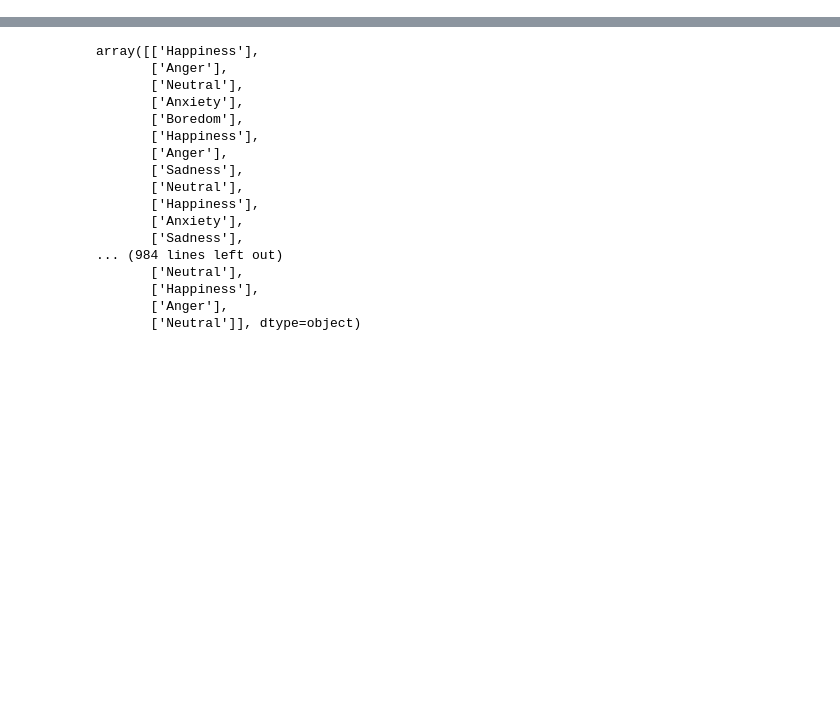
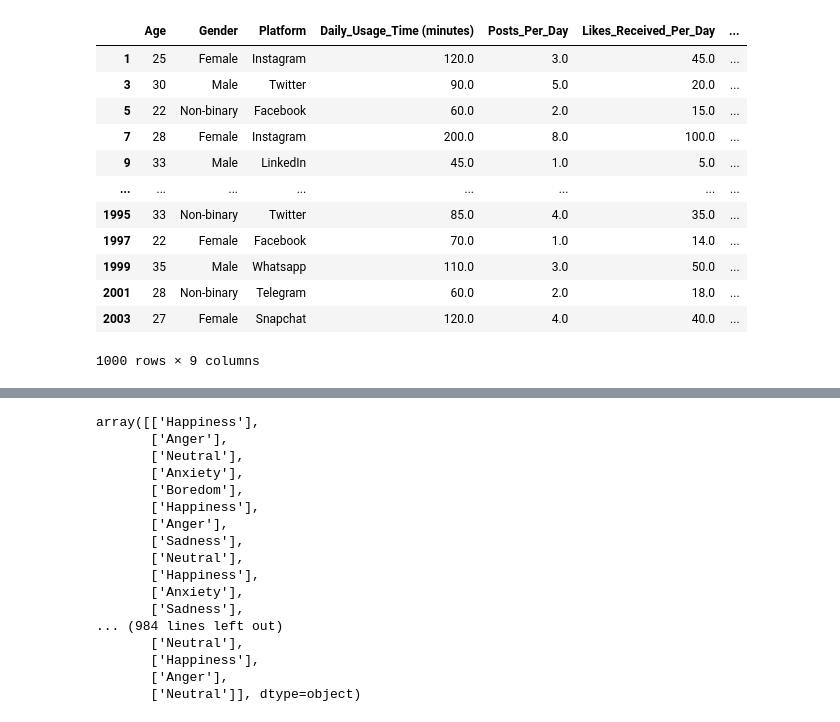
Before and after one commit to ShylaTatum/Project-2, a Jupyter notebook: Clean Social Media Wellbeing Data.ipynb, the cells around one changed output, grey strips where cells are left out. Drawn from its saved outputs; the diff is of its cells as text; code cells hidden in the pictures; blank space fills up the shorter version.

```diff
--- a/Clean Social Media Wellbeing Data.ipynb
+++ b/Clean Social Media Wellbeing Data.ipynb
@@ -32,5 +32,20 @@ rawWBdata.head(20)
 rawWBdata = rawWBdata.drop("User_ID", axis = 1)
 # %%
 #Remove NA Records
-#No NA records found. Completed this step to ensure clean data.
 rawWBdata = rawWBdata.dropna()
+
+rawWBdata
+# %% [output]
+|  | Age | Gender | Platform | Daily_Usage_Time (minutes) | Posts_Per_Day | Likes_Received_Per_Day | ... |
+| 1 | 25 | Female | Instagram | 120.0 | 3.0 | 45.0 | ... |
+| 3 | 30 | Male | Twitter | 90.0 | 5.0 | 20.0 | ... |
+| 5 | 22 | Non-binary | Facebook | 60.0 | 2.0 | 15.0 | ... |
+| 7 | 28 | Female | Instagram | 200.0 | 8.0 | 100.0 | ... |
+| 9 | 33 | Male | LinkedIn | 45.0 | 1.0 | 5.0 | ... |
+| ... | ... | ... | ... | ... | ... | ... | ... |
+| 1995 | 33 | Non-binary | Twitter | 85.0 | 4.0 | 35.0 | ... |
+| 1997 | 22 | Female | Facebook | 70.0 | 1.0 | 14.0 | ... |
+| 1999 | 35 | Male | Whatsapp | 110.0 | 3.0 | 50.0 | ... |
+| 2001 | 28 | Non-binary | Telegram | 60.0 | 2.0 | 18.0 | ... |
+| 2003 | 27 | Female | Snapchat | 120.0 | 4.0 | 40.0 | ... |
+1000 rows × 9 columns
```
Also changed, not shown: parts of 11 cells of this notebook.
